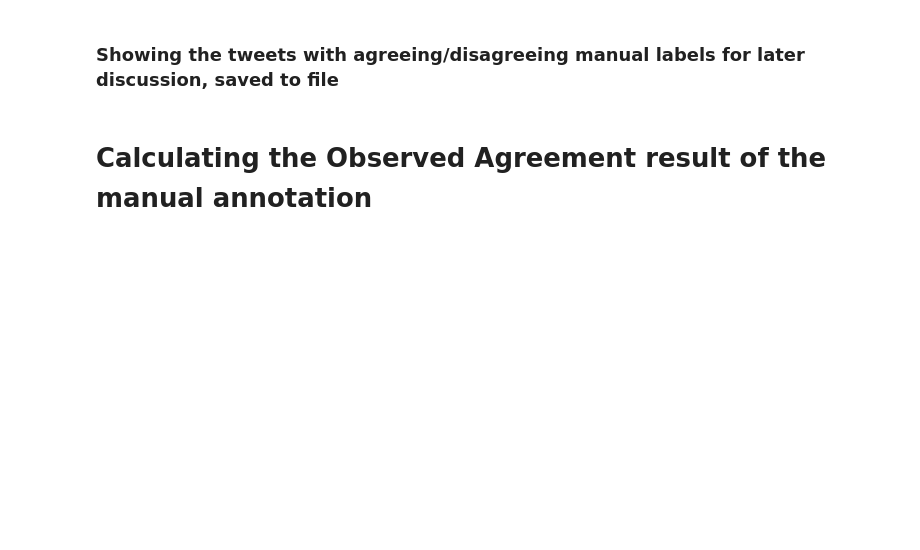
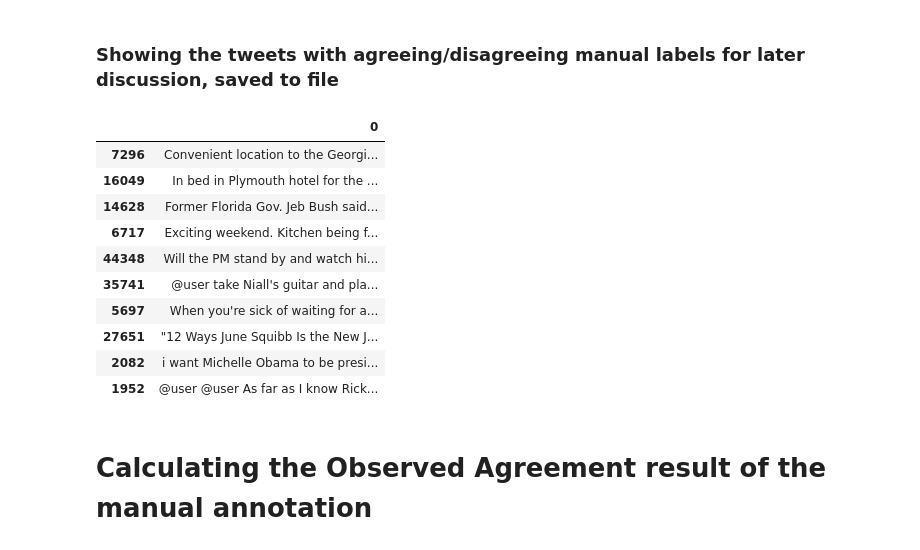
Before and after one commit to csipapicsa/fyp2021p04g10, a Jupyter notebook: notebooks/FinalReport.ipynb, the cells around one changed output. Saved outputs shown, nothing was run; the diff lists cells and outputs as text; code cells hidden in the pictures; blank space fills up the shorter version.

```diff
--- a/notebooks/FinalReport.ipynb
+++ b/notebooks/FinalReport.ipynb
@@ -336,19 +414,31 @@ print("Scott's pi: {:.4f}\nCohen's kappa: {:.4f}\nFleiss' kappa: {:.4f}".format(
 # %%
 same_label[same_label==False]
 manual_tweets = sent_raw.loc[rtweet_index]
 
 #tweets labels disagree on
 annotation_disagree = manual_tweets.iloc[np.where(same_label==False)]
 display(annotation_disagree[:10])#Showing the 10 first tweets with disagreeing manual annotation
 
 #tweets labels agree on
 annotation_agree = manual_tweets.iloc[np.where(same_label==True)]
 
 # File creation commented out
 # annotation_disagree.to_csv("../data/interim/man_anno_disagree.txt", header=None, index=False)
 # annotation_agree.to_csv("../data/interim/man_anno_agree.txt", header=None, index=False)
 
-man_labels[same_label==True]["anno_1"][:10]
+#man_labels[same_label==True]["anno_1"][:10]
+# %% [output]
+|  | 0 |
+| 7296 | Convenient location to the Georgi... |
+| 16049 | In bed in Plymouth hotel for the ... |
+| 14628 | Former Florida Gov. Jeb Bush said... |
+| 6717 | Exciting weekend. Kitchen being f... |
+| 44348 | Will the PM stand by and watch hi... |
+| 35741 | @user take Niall's guitar and pla... |
+| 5697 | When you're sick of waiting for a... |
+| 27651 | "12 Ways June Squibb Is the New J... |
+| 2082 | i want Michelle Obama to be presi... |
+| 1952 | @user @user As far as I know Rick... |
 # %% [markdown]
 # Calculating the Observed Agreement result of the manual annotation
 # %% [markdown]
```
Also changed, not shown: parts of 37 cells of this notebook.
